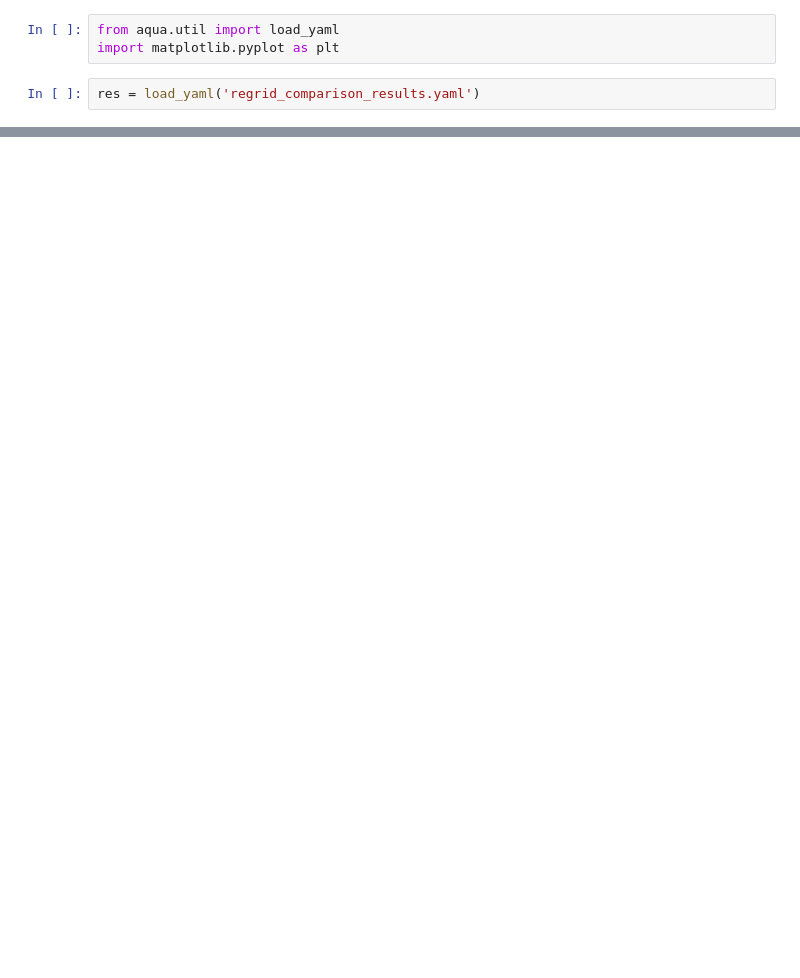
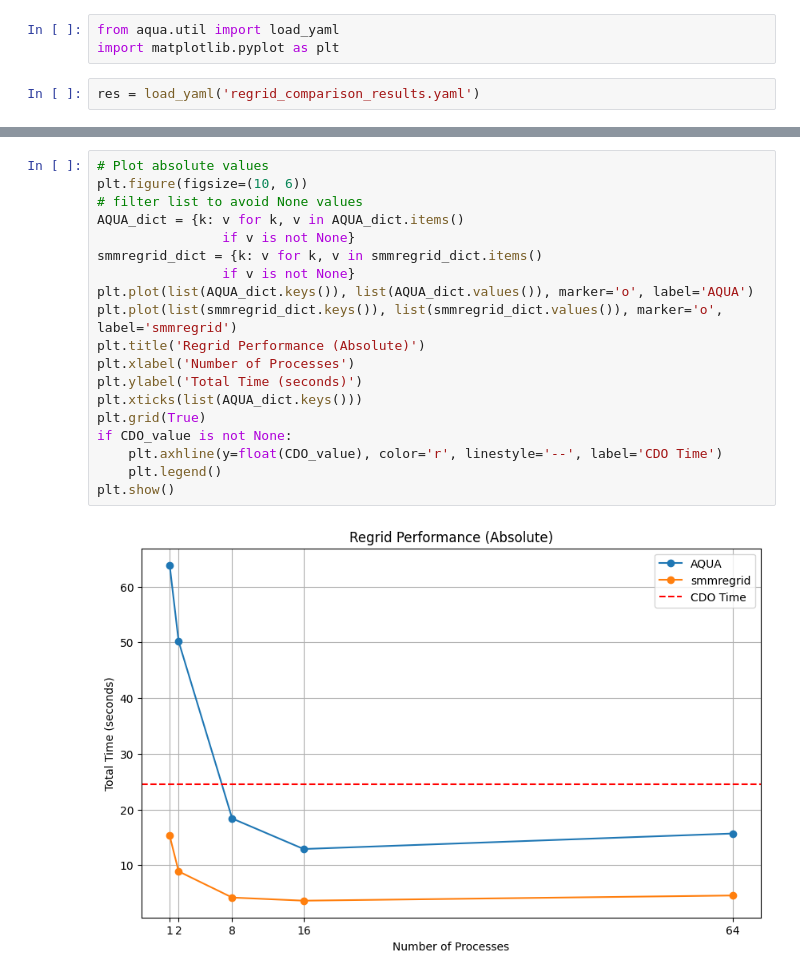
Before and after one commit to koldunovn/high_res_data_access, a Jupyter notebook: aqua-scripts/regrid/plot.ipynb, the cells around one changed output, grey strips where cells are left out. Saved outputs shown, nothing was run; the diff lists cells and outputs as text; blank space fills up the shorter version.

```diff
--- a/aqua-scripts/regrid/plot.ipynb
+++ b/aqua-scripts/regrid/plot.ipynb
@@ -43,0 +42,21 @@ plt.show()
+# %%
+# Plot absolute values
+plt.figure(figsize=(10, 6))
+# filter list to avoid None values
+AQUA_dict = {k: v for k, v in AQUA_dict.items()
+                if v is not None}
+smmregrid_dict = {k: v for k, v in smmregrid_dict.items()
+                if v is not None}
+plt.plot(list(AQUA_dict.keys()), list(AQUA_dict.values()), marker='o', label='AQUA')
+plt.plot(list(smmregrid_dict.keys()), list(smmregrid_dict.values()), marker='o', label='smmregrid')
+plt.title('Regrid Performance (Absolute)')
+plt.xlabel('Number of Processes')
+plt.ylabel('Total Time (seconds)')
+plt.xticks(list(AQUA_dict.keys()))
+plt.grid(True)
+if CDO_value is not None:
+    plt.axhline(y=float(CDO_value), color='r', linestyle='--', label='CDO Time')
+    plt.legend()
+plt.show()
+# %% [output]
+[figure, added]
```
Also changed, not shown: parts of 4 cells of this notebook.
